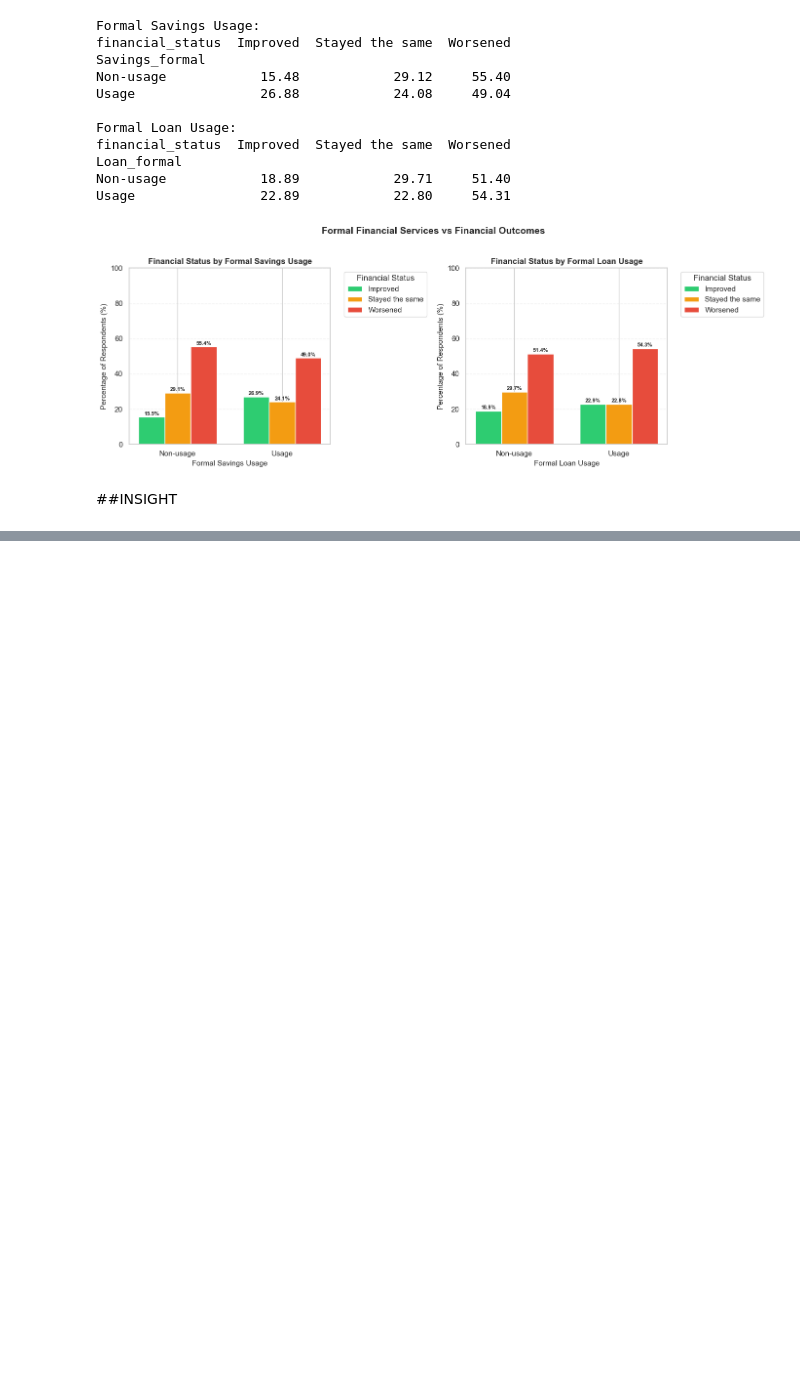
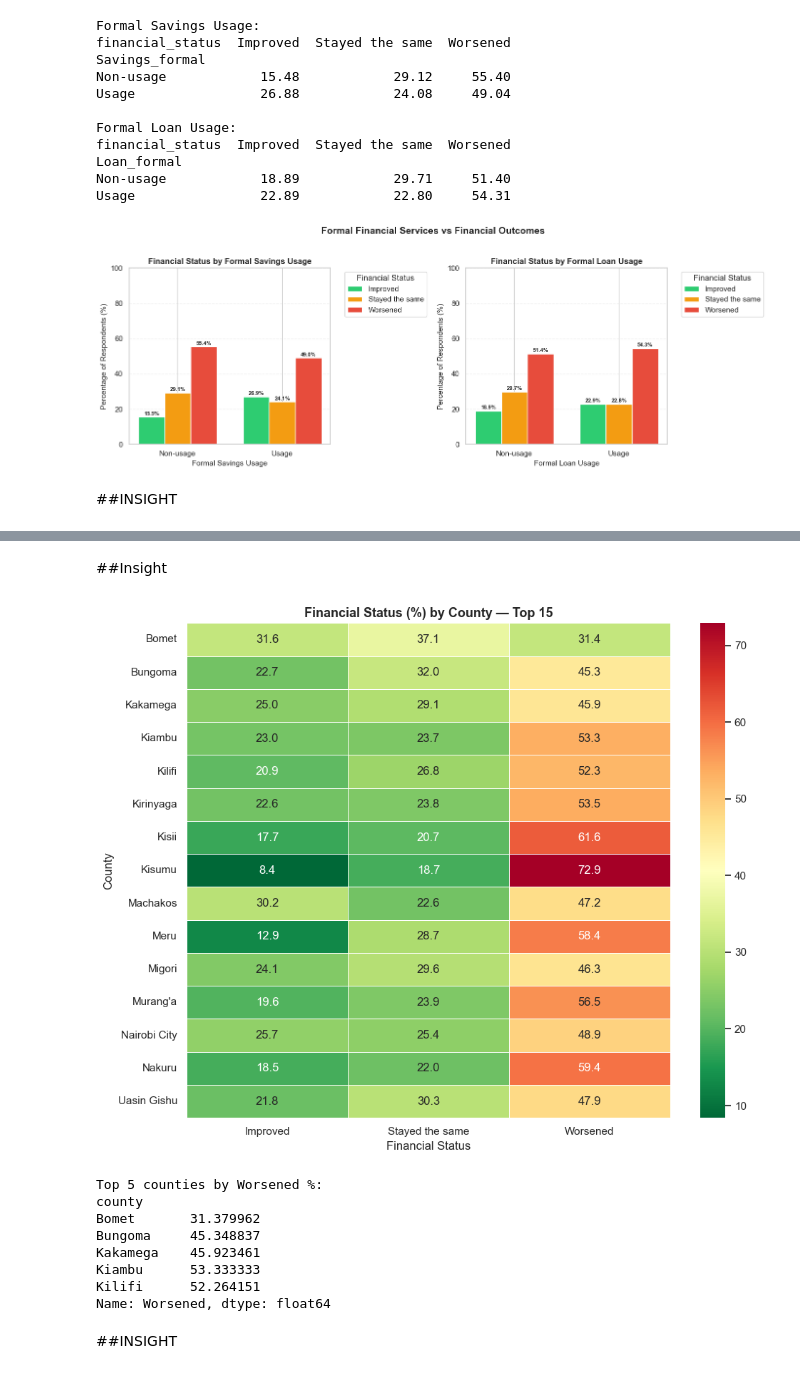
Before and after one commit to brian-mwirigi/Odysseus, a Jupyter notebook: plotting.ipynb, the cells around one changed output, grey strips where cells are left out. Cells and saved outputs as stored; diff of their text form; code cells hidden in the pictures; blank space fills up the shorter version.

```diff
--- a/plotting.ipynb
+++ b/plotting.ipynb
@@ -357,0 +386,44 @@ Difference (None correct vs All correct — Worsened %):
+# %% [markdown]
+##Insight
+# %%
+top_counties = df['county'].value_counts().head(15).index
+county_df = df[df['county'].isin(top_counties)]
+
+fig, ax=plt.subplots(figsize=(10,8))
+county_ct= pd.crosstab(
+    county_df['county'],
+    county_df['financial_status'],
+    normalize='index'
+)*100
+
+sns.heatmap(
+    county_ct,
+    annot=True,
+    fmt='.1f',
+    cmap='RdYlGn_r',
+
+    linewidth=0.5,
+    ax=ax
+)
+ax.set_title('Financial Status (%) by County — Top 15',fontsize=13, fontweight='bold')
+ax.set_xlabel('Financial Status')
+ax.set_ylabel('County')
+plt.tight_layout()
+# plt.savefig('plot6_county_heatmap.png',dpi=150, bbox_inches='tight')
+
+plt.show()
+
+print("\nTop 5 counties by Worsened %:")
+print(county_ct['Worsened'].head())
+# %% [output]
+[figure, added]
+Top 5 counties by Worsened %:
+county
+Bomet       31.379962
+Bungoma     45.348837
+Kakamega    45.923461
+Kiambu      53.333333
+Kilifi      52.264151
+Name: Worsened, dtype: float64
+# %% [markdown]
+##INSIGHT
```
Also changed, not shown: parts of 3 cells of this notebook.
